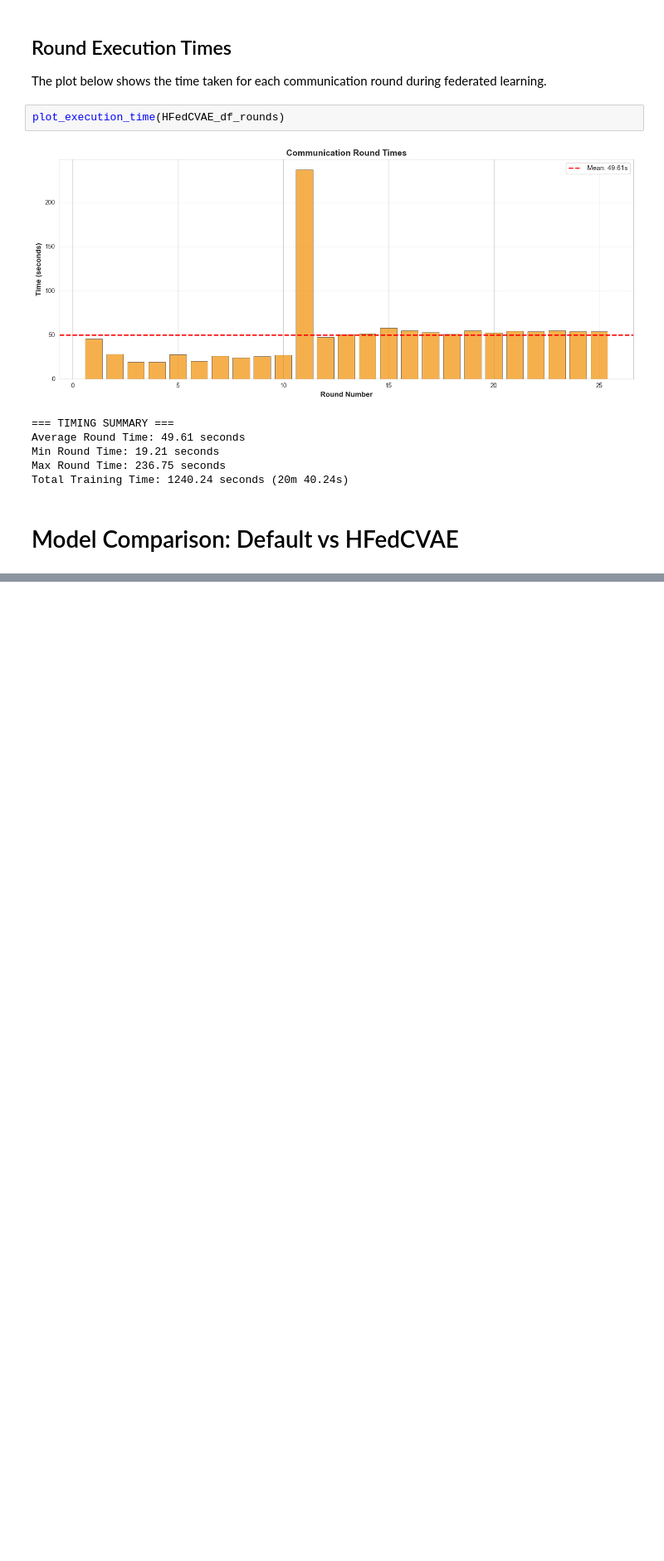
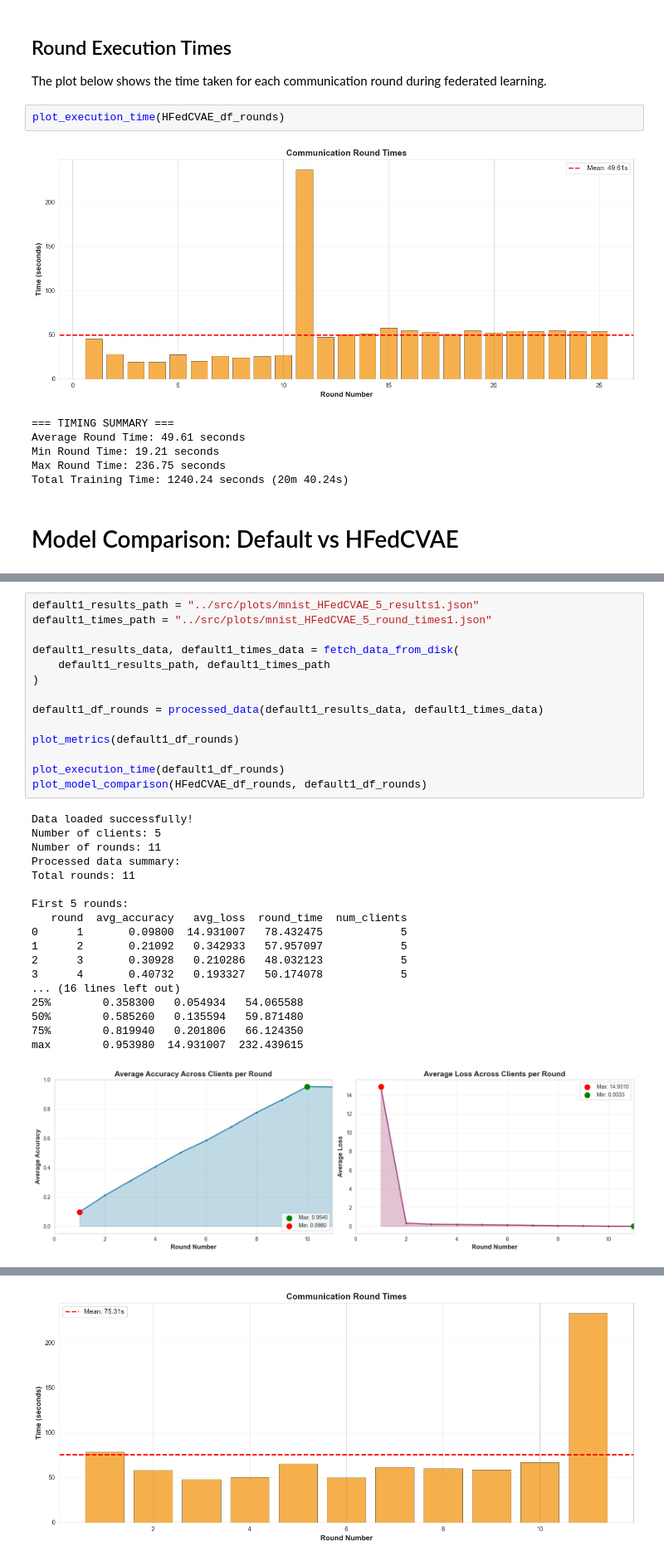
Before and after one commit to arpit35/heterogeneous_federated_learning_with_conditional_variational_autoencoder, a Jupyter notebook: analytics/results.ipynb, the cells around one changed output, grey strips where cells are left out. Shown at 83% size. Saved outputs shown, nothing was run; the diff lists cells and outputs as text; blank space fills up the shorter version.

```diff
--- a/analytics/results.ipynb
+++ b/analytics/results.ipynb
@@ -524,3 +523,36 @@ HFedCVAE Model:
 
 Accuracy Difference (HFedCVAE - Default): +0.0073
 ============================================================
+# %%
+default1_results_path = "../src/plots/mnist_HFedCVAE_5_results1.json"
+default1_times_path = "../src/plots/mnist_HFedCVAE_5_round_times1.json"
+
+default1_results_data, default1_times_data = fetch_data_from_disk(
+    default1_results_path, default1_times_path
+)
+
+default1_df_rounds = processed_data(default1_results_data, default1_times_data)
+
+plot_metrics(default1_df_rounds)
+
+plot_execution_time(default1_df_rounds)
+plot_model_comparison(HFedCVAE_df_rounds, default1_df_rounds)
+# %% [output]
+Data loaded successfully!
+Number of clients: 5
+Number of rounds: 11
+Processed data summary:
+Total rounds: 11
+
+First 5 rounds:
+   round  avg_accuracy   avg_loss  round_time  num_clients
+0      1       0.09800  14.931007   78.432475            5
+1      2       0.21092   0.342933   57.957097            5
+2      3       0.30928   0.210286   48.032123            5
+3      4       0.40732   0.193327   50.174078            5
+... (16 lines left out)
+25%        0.358300   0.054934   54.065588
+50%        0.585260   0.135594   59.871480
+75%        0.819940   0.201806   66.124350
+max        0.953980  14.931007  232.439615
+[figure, added]
@@ -526,0 +561 @@ Accuracy Difference (HFedCVAE - Default): +0.0073
+[figure, added]
```
Also changed, not shown: parts of 3 cells of this notebook, 12 other files.
